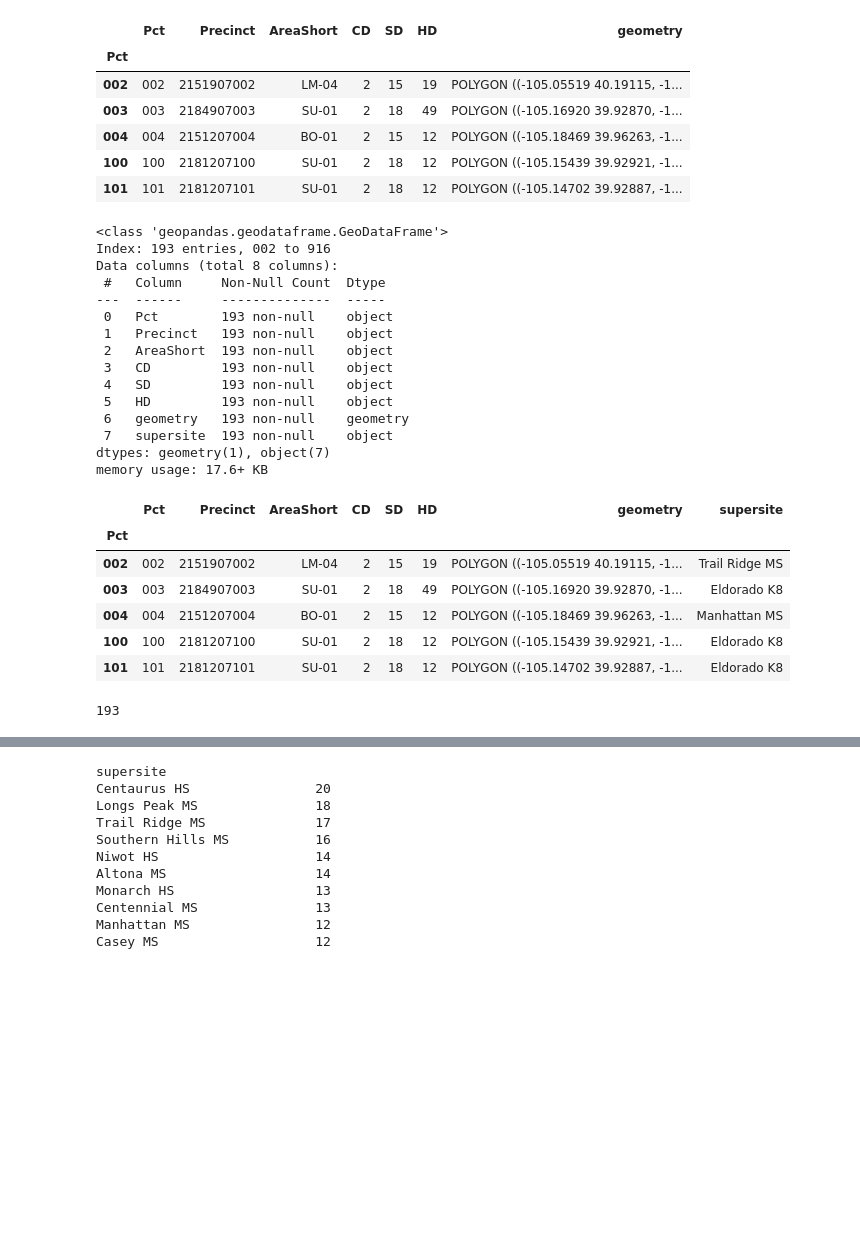
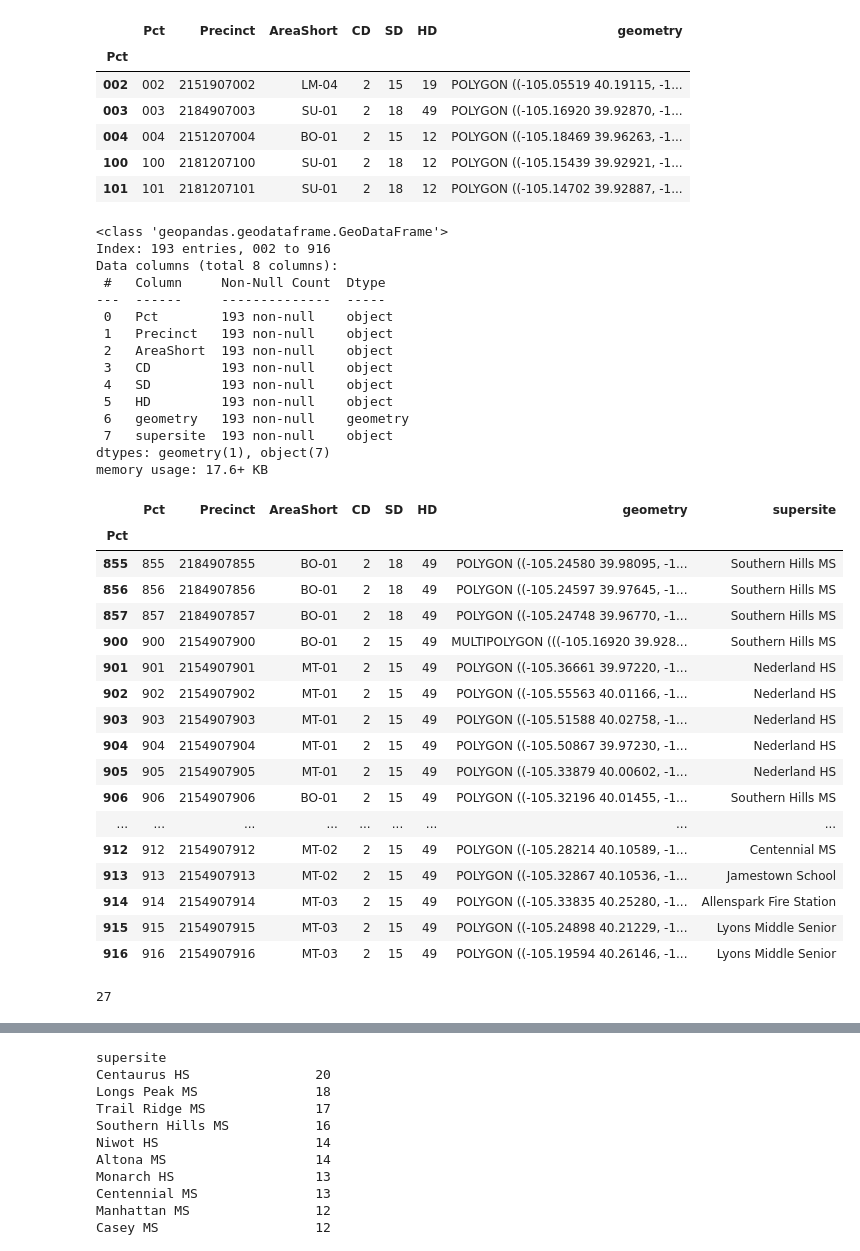
Before and after one commit to bnorikane/supersiteDB, a Jupyter notebook: supersite_pct_geom.ipynb, the cells around one changed output, grey strips where cells are left out. Saved outputs shown, nothing was run; the diff lists cells and outputs as text; code cells hidden in the pictures; blank space fills up the shorter version.

```diff
--- a/supersite_pct_geom.ipynb
+++ b/supersite_pct_geom.ipynb
@@ -69,8 +70,8 @@ import supersites as ss
 
 
 # supersite_input = 'data/Draft Recap Supersites, Precincts & Chairs .xlsx' # 1/13/2024
-supersite_input = 'data/Draft Recap Supersites, Precincts & Chairs  (5).xlsx' # 1/20/2024
-sheetname ='Draft 1-20 B'
+supersite_input = 'data/Draft Recap Supersites, Precincts & Chairs (6).xlsx' # 1/21/2024
+sheetname ='Draft 1-21'
 
 supersites = ss.read_supersite_pct(supersite_input, sheetname)
 supersites.info()
@@ -179,33 +170,44 @@ def add_ss_to_pctgeo(ssdf):
 # %%
 # add supersite column to pctgeo and populate it
 pctgeo['supersite'] = ''
 add_ss_to_pctgeo(supersites)
 
 pctgeo.info() # check all columns have 193 non-null values
-pctgeo.head()
+pctgeo.tail(20)
 # %% [output]
 <class 'geopandas.geodataframe.GeoDataFrame'>
 Index: 193 entries, 002 to 916
 Data columns (total 8 columns):
  #   Column     Non-Null Count  Dtype
 ---  ------     --------------  -----
  0   Pct        193 non-null    object
  1   Precinct   193 non-null    object
  2   AreaShort  193 non-null    object
  3   CD         193 non-null    object
  4   SD         193 non-null    object
  5   HD         193 non-null    object
  6   geometry   193 non-null    geometry
  7   supersite  193 non-null    object
 dtypes: geometry(1), object(7)
 memory usage: 17.6+ KB
 |  | Pct | Precinct | AreaShort | CD | SD | HD | geometry | supersite |
 | Pct |  |  |  |  |  |  |  |  |
-| 002 | 002 | 2151907002 | LM-04 | 2 | 15 | 19 | POLYGON ((-105.05519 40.19115, -1... | Trail Ridge MS |
-| 003 | 003 | 2184907003 | SU-01 | 2 | 18 | 49 | POLYGON ((-105.16920 39.92870, -1... | Eldorado K8 |
-| 004 | 004 | 2151207004 | BO-01 | 2 | 15 | 12 | POLYGON ((-105.18469 39.96263, -1... | Manhattan MS |
-| 100 | 100 | 2181207100 | SU-01 | 2 | 18 | 12 | POLYGON ((-105.15439 39.92921, -1... | Eldorado K8 |
-| 101 | 101 | 2181207101 | SU-01 | 2 | 18 | 12 | POLYGON ((-105.14702 39.92887, -1... | Eldorado K8 |
+| 855 | 855 | 2184907855 | BO-01 | 2 | 18 | 49 | POLYGON ((-105.24580 39.98095, -1... | Southern Hills MS |
+| 856 | 856 | 2184907856 | BO-01 | 2 | 18 | 49 | POLYGON ((-105.24597 39.97645, -1... | Southern Hills MS |
+| 857 | 857 | 2184907857 | BO-01 | 2 | 18 | 49 | POLYGON ((-105.24748 39.96770, -1... | Southern Hills MS |
+| 900 | 900 | 2154907900 | BO-01 | 2 | 15 | 49 | MULTIPOLYGON (((-105.16920 39.928... | Southern Hills MS |
+| 901 | 901 | 2154907901 | MT-01 | 2 | 15 | 49 | POLYGON ((-105.36661 39.97220, -1... | Nederland HS |
+| 902 | 902 | 2154907902 | MT-01 | 2 | 15 | 49 | POLYGON ((-105.55563 40.01166, -1... | Nederland HS |
+| 903 | 903 | 2154907903 | MT-01 | 2 | 15 | 49 | POLYGON ((-105.51588 40.02758, -1... | Nederland HS |
+| 904 | 904 | 2154907904 | MT-01 | 2 | 15 | 49 | POLYGON ((-105.50867 39.97230, -1... | Nederland HS |
+| 905 | 905 | 2154907905 | MT-01 | 2 | 15 | 49 | POLYGON ((-105.33879 40.00602, -1... | Nederland HS |
+| 906 | 906 | 2154907906 | BO-01 | 2 | 15 | 49 | POLYGON ((-105.32196 40.01455, -1... | Southern Hills MS |
+| ... | ... | ... | ... | ... | ... | ... | ... | ... |
+| 912 | 912 | 2154907912 | MT-02 | 2 | 15 | 49 | POLYGON ((-105.28214 40.10589, -1... | Centennial MS |
+| 913 | 913 | 2154907913 | MT-02 | 2 | 15 | 49 | POLYGON ((-105.32867 40.10536, -1... | Jamestown School |
+| 914 | 914 | 2154907914 | MT-03 | 2 | 15 | 49 | POLYGON ((-105.33835 40.25280, -1... | Allenspark Fire Station |
+| 915 | 915 | 2154907915 | MT-03 | 2 | 15 | 49 | POLYGON ((-105.24898 40.21229, -1... | Lyons Middle Senior |
+| 916 | 916 | 2154907916 | MT-03 | 2 | 15 | 49 | POLYGON ((-105.19594 40.26146, -1... | Lyons Middle Senior |
 # %%
 # ### Check precinct data in  geodataframe
 # - Number of precincts = 193
@@ -213,7 +215,7 @@ memory usage: 17.6+ KB
 # - Check precincts in each Area
 
 pctgeo['Pct'].nunique() # 193
-# pctgeo.AreaShort.nunique() # 27
+pctgeo.AreaShort.nunique() # 27
 # pctgeo.value_counts('AreaShort').sort_index()
 # %% [output]
-193
+27
```
Also changed, not shown: parts of 11 cells of this notebook, 9 other files.
